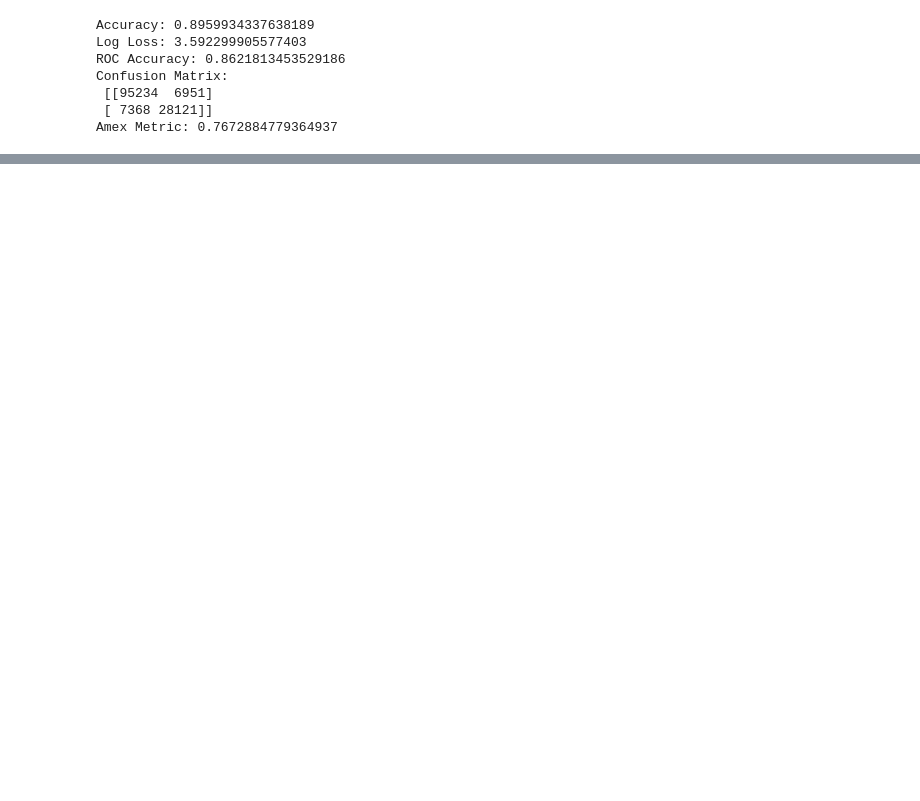
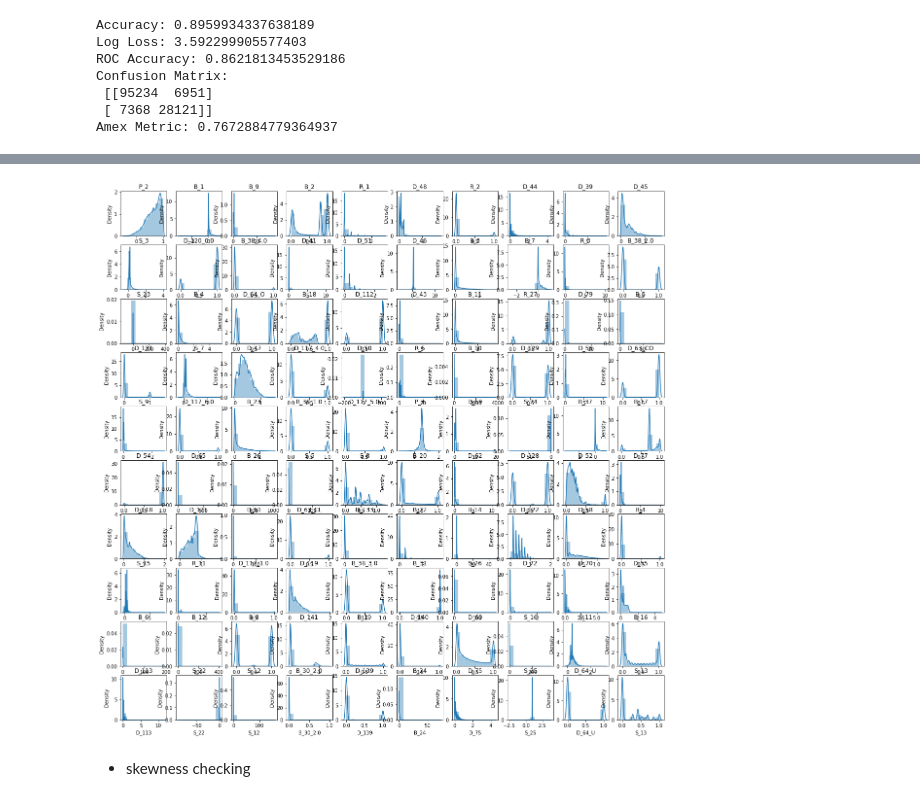
Before and after one commit to yongchoooon/TIL, a Jupyter notebook: ML/Kaggle_Default_Prediction/da2.ipynb, the cells around one changed output, grey strips where cells are left out. Saved outputs shown, nothing was run; the diff lists cells and outputs as text; code cells hidden in the pictures; blank space fills up the shorter version.

```diff
--- a/ML/Kaggle_Default_Prediction/da2.ipynb
+++ b/ML/Kaggle_Default_Prediction/da2.ipynb
@@ -428,0 +579,3 @@ Performance_df
+# %%
+df_all_new = pd.concat([df_all_num_new, df_all_cat_new], axis = 1)
+df_all_new
@@ -428,0 +610,3 @@ Performance_df
+# %%
+df_all_new_onehot = pd.get_dummies(df_all_new)
+df_all_new_onehot
@@ -428,0 +731,4 @@ Performance_df
+# %%
+# 2번 모델링에서 feature importance가 높은 100개 feature
+important_features = pd.DataFrame(index = XGB_Best.get_booster().feature_names, data = XGB_Best.feature_importances_)[0].sort_values(ascending=False)[:100].index
+important_features
@@ -428,0 +750,2 @@ Performance_df
+# %%
+df_all_new_onehot_impo = df_all_new_onehot[important_features]
@@ -428,0 +810,15 @@ Performance_df
+# %%
+fig = plt.figure()
+fig.set_size_inches(20, 20)
+
+ax = []
+for i, col_name in enumerate(df_all_new_onehot_impo.columns):
+    ax.append(fig.add_subplot(10,10, i+1))
+    x = df_all_new_onehot_impo[col_name]
+
+    ax[i] = sns.distplot(x, bins = 10)
+    ax[i].set_title(col_name)
+# %% [output]
+[figure, added]
+# %% [markdown]
+- skewness checking
```
Also changed, not shown: parts of 65 cells of this notebook, 5 other files.
